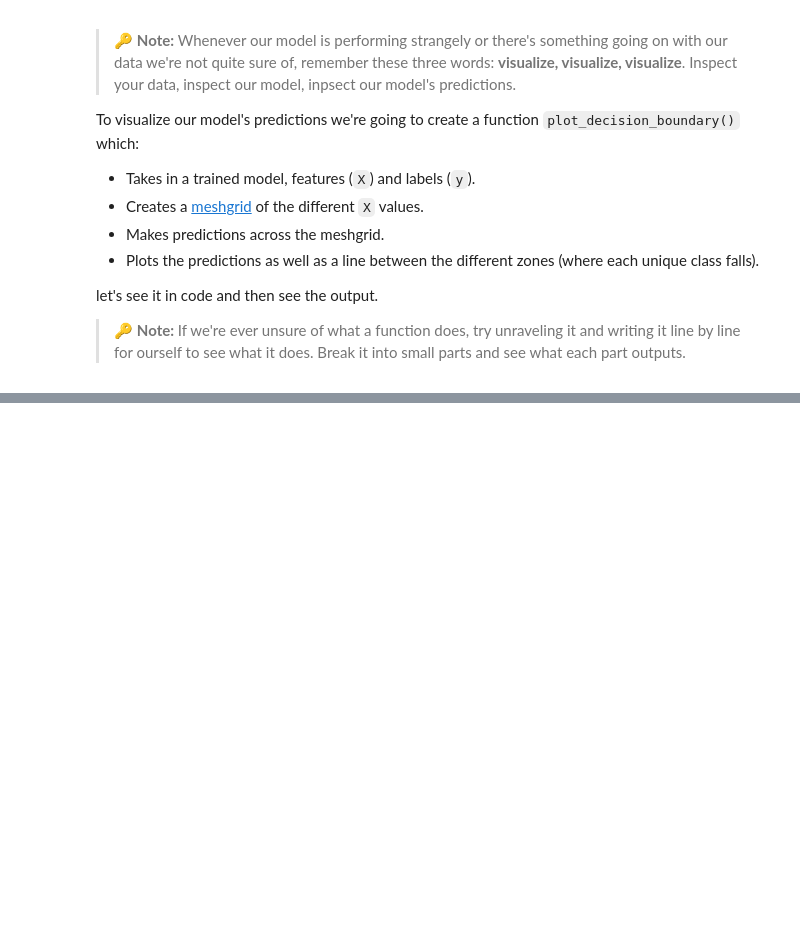
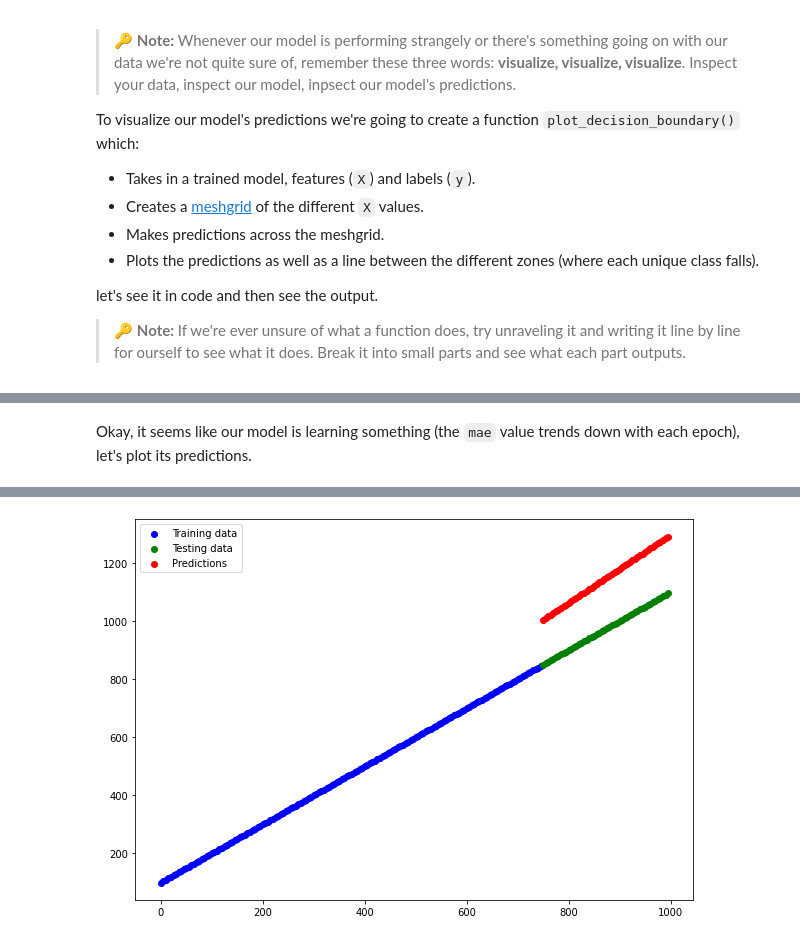
Before and after one commit to MRUTYUNJAYAMOHANTY/DATA-SCIENCE, a Jupyter notebook: TENSORFLOW/Neural_Network_Classification_TF/02_neural_network_classification_in_tensorflow.ipynb, the cells around one changed output, grey strips where cells are left out. Saved outputs shown, nothing was run; the diff lists cells and outputs as text; code cells hidden in the pictures; blank space fills up the shorter version.

```diff
--- a/TENSORFLOW/Neural_Network_Classification_TF/02_neural_network_classification_in_tensorflow.ipynb
+++ b/TENSORFLOW/Neural_Network_Classification_TF/02_neural_network_classification_in_tensorflow.ipynb
@@ -357,0 +458,20 @@ let's see it in code and then see the output.
+# %%
+# Setup random seed
+tf.random.set_seed(42)
+
+# Recreate the model
+model_3 = tf.keras.Sequential([
+  tf.keras.layers.Dense(100),
+  tf.keras.layers.Dense(10),
+  tf.keras.layers.Dense(1)
+])
+
+# Change the loss and metrics of our compiled model
+model_3.compile(loss=tf.keras.losses.mae, # change the loss function to be regression-specific
+                optimizer=tf.keras.optimizers.Adam(),
+                metrics=['mae']) # change the metric to be regression-specific
+
+# Fit the recompiled model
+model_3.fit(tf.expand_dims(X_reg_train, axis=-1),
+            y_reg_train,
+            epochs=100)
@@ -357,0 +497,13 @@ let's see it in code and then see the output.
+# %% [markdown]
+Okay, it seems like our model is learning something (the `mae` value trends down with each epoch), let's plot its predictions.
+# %%
+# Make predictions with our trained model
+y_reg_preds = model_3.predict(y_reg_test)
+
+# Plot the model's predictions against our regression data
+plt.figure(figsize=(10, 7))
+plt.scatter(X_reg_train, y_reg_train, c='b', label='Training data')
+plt.scatter(X_reg_test, y_reg_test, c='g', label='Testing data')
+plt.scatter(X_reg_test, y_reg_preds.squeeze(), c='r', label='Predictions')
+plt.legend();
+# %% [output]
@@ -357,0 +511 @@ let's see it in code and then see the output.
+[figure, added]
```
Also changed, not shown: parts of 35 cells of this notebook.
